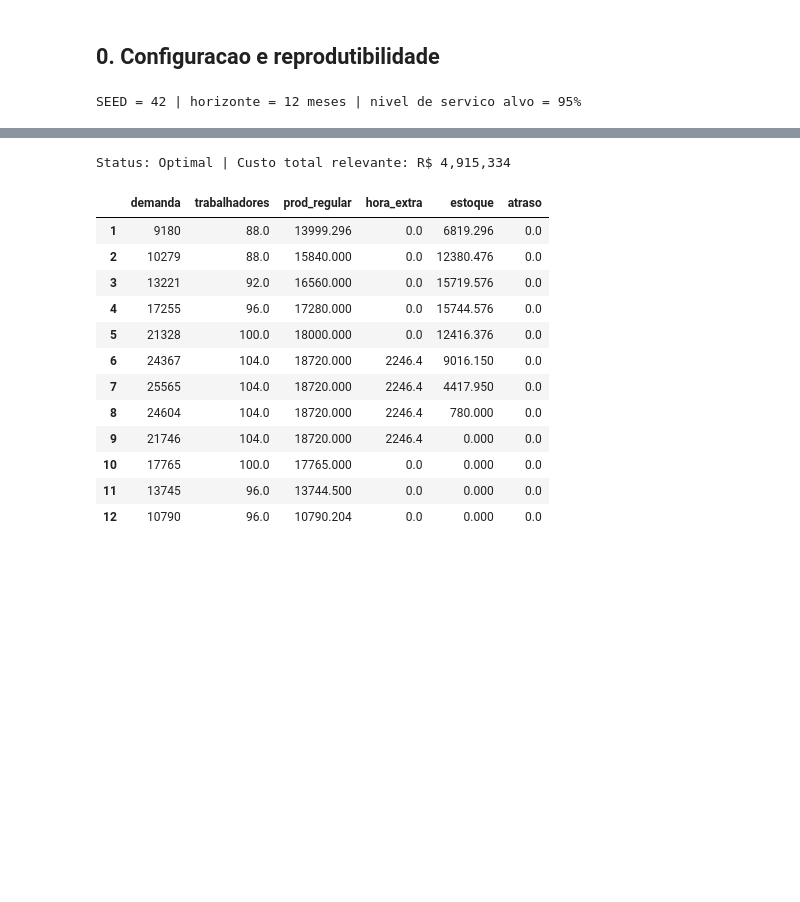
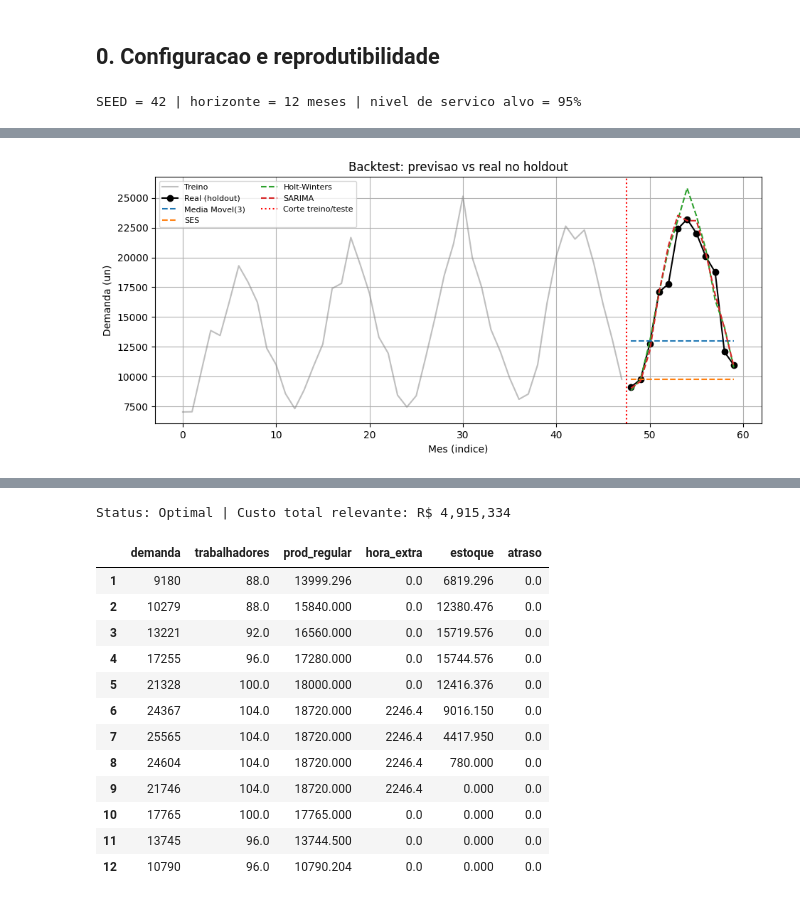
Before and after one commit to tiagondim-cpu/projeto-final-pcp, a Jupyter notebook: notebooks/projeto_pcp.ipynb, the cells around one changed output, grey strips where cells are left out. Saved outputs shown, nothing was run; the diff lists cells and outputs as text; code cells hidden in the pictures; blank space fills up the shorter version.

```diff
--- a/notebooks/projeto_pcp.ipynb
+++ b/notebooks/projeto_pcp.ipynb
@@ -101,0 +138,27 @@ Baseline ingenuo; a Fase 2 traz Holt-Winters/SARIMA e a escolha formal do modelo
+# %%
+y_tr = train.values.astype(float)
+prev = {}
+
+# Media Movel (3) - previsao plana (baseline)
+ma_last = pd.Series(y_tr).rolling(3).mean().iloc[-1]
+prev['Media Movel(3)'] = np.repeat(ma_last, h)
+
+# SES - previsao plana (baseline)
+prev['SES'] = SimpleExpSmoothing(y_tr).fit().forecast(h)
+
+# Holt-Winters (tendencia aditiva + sazonalidade multiplicativa)
+hw = ExponentialSmoothing(y_tr, trend='add', seasonal='mul',
+                          seasonal_periods=12).fit()
+prev['Holt-Winters'] = hw.forecast(h)
+
+# SARIMA
+try:
+    sar = SARIMAX(y_tr, order=(1, 1, 1), seasonal_order=(1, 1, 0, 12),
+                  enforce_stationarity=False, enforce_invertibility=False).fit(disp=False)
+    prev['SARIMA'] = np.asarray(sar.forecast(h))
+except Exception as e:
+    print('SARIMA falhou:', e)
+
+tab_metr = pd.DataFrame({nome: metrics(test.values, yhat) for nome, yhat in prev.items()}).T
+tab_metr = tab_metr.sort_values('RMSE')
+tab_metr.round(1)
@@ -101,0 +171,14 @@ Baseline ingenuo; a Fase 2 traz Holt-Winters/SARIMA e a escolha formal do modelo
+# %%
+fig, ax = plt.subplots(figsize=(11, 4.5))
+ax.plot(range(len(y_tr)), y_tr, color='gray', alpha=0.5, label='Treino')
+tx = range(len(y_tr), len(y_tr) + h)
+ax.plot(tx, test.values, 'k-o', label='Real (holdout)')
+for nome, yhat in prev.items():
+    ax.plot(tx, yhat, '--', label=nome)
+ax.axvline(len(y_tr) - 0.5, color='red', ls=':', label='Corte treino/teste')
+ax.set(xlabel='Mes (indice)', ylabel='Demanda (un)',
+       title='Backtest: previsao vs real no holdout')
+ax.legend(fontsize=8, ncol=2)
+plt.show()
+# %% [output]
+[figure, added]
```
Also changed, not shown: parts of 18 cells of this notebook, 2 other files.
